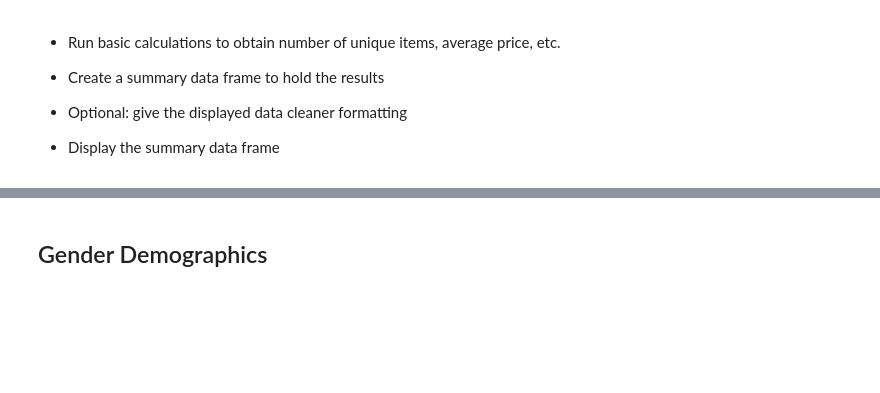
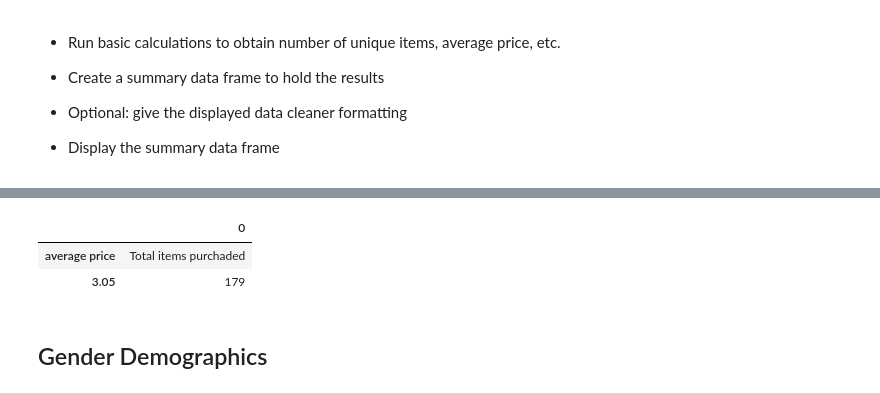
Before and after one commit to gnzamudio/pandas-challenge, a Jupyter notebook: Pymoli/HeroesOfPymoli.ipynb, the cells around one changed output, grey strips where cells are left out. Saved outputs shown, nothing was run; the diff lists cells and outputs as text; code cells hidden in the pictures; blank space fills up the shorter version.

```diff
--- a/Pymoli/HeroesOfPymoli.ipynb
+++ b/Pymoli/HeroesOfPymoli.ipynb
@@ -56,3 +52,15 @@ Total_players.head()
+# %%
+item_purchased= purchase_data["Item ID"].unique()
+average_price= purchase_data["Price"].mean()
+max_price= purchase_data["Price"].max()
+min_price= purchase_data["Price"].min()
+
+Total_items_purchased= pd.DataFrame(["Total items purchaded", len(item_purchased)],["average price", average_price.__round__(2)])
+Total_items_purchased.head()
+# %% [output]
+|  | 0 |
+| average price | Total items purchaded |
+| 3.05 | 179 |
 # %% [markdown]
 ## Gender Demographics
 # %% [markdown]
```
Also changed, not shown: parts of 2 cells of this notebook.
